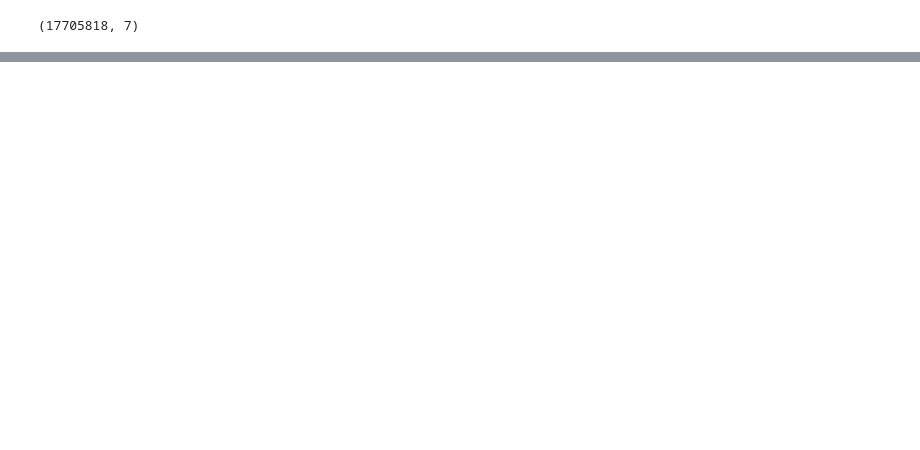
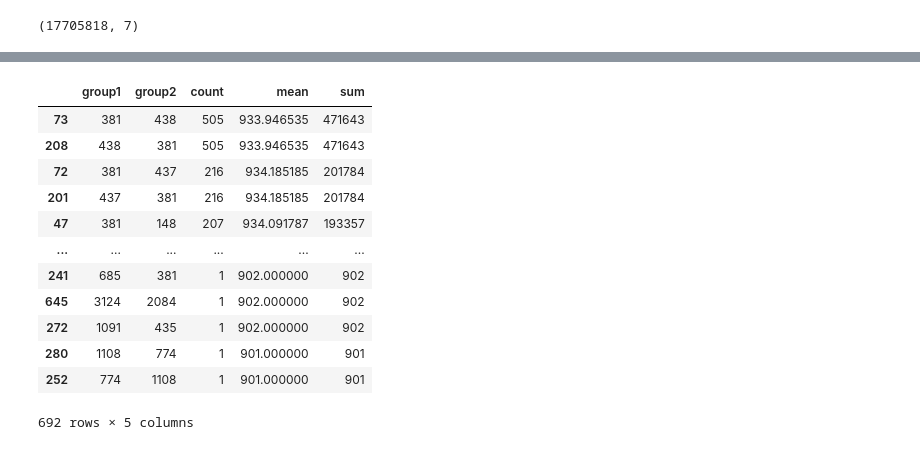
Before and after one commit to MrChazar/Medical_Data_Analysis, a Jupyter notebook: stitch/EDA.ipynb, the cells around one changed output, grey strips where cells are left out. Saved outputs shown, nothing was run; the diff lists cells and outputs as text; code cells hidden in the pictures; blank space fills up the shorter version.

```diff
--- a/stitch/EDA.ipynb
+++ b/stitch/EDA.ipynb
@@ -102,0 +130,32 @@ MemoryError: Unable to allocate 272. GiB for an array with shape (190999, 190999
+# %%
+communities = nx.community.louvain_communities(G, weight='combined_score')
+
+node_to_group = {}
+for group_id, community in enumerate(communities):
+    for node in community:
+        node_to_group[node] = group_id
+
+data['group1'] = data['chemical1'].map(node_to_group)
+data['group2'] = data['chemical2'].map(node_to_group)
+
+inter_group_links = data[data['group1'] != data['group2']]
+
+group_connections = inter_group_links.groupby(['group1', 'group2'])['combined_score'].agg(['count', 'mean', 'sum']).reset_index()
+
+group_connections = group_connections.sort_values(by='sum', ascending=False)
+# %%
+group_connections
+# %% [output]
+|  | group1 | group2 | count | mean | sum |
+| 73 | 381 | 438 | 505 | 933.946535 | 471643 |
+| 208 | 438 | 381 | 505 | 933.946535 | 471643 |
+| 72 | 381 | 437 | 216 | 934.185185 | 201784 |
+| 201 | 437 | 381 | 216 | 934.185185 | 201784 |
+| 47 | 381 | 148 | 207 | 934.091787 | 193357 |
+| ... | ... | ... | ... | ... | ... |
+| 241 | 685 | 381 | 1 | 902.000000 | 902 |
+| 645 | 3124 | 2084 | 1 | 902.000000 | 902 |
+| 272 | 1091 | 435 | 1 | 902.000000 | 902 |
+| 280 | 1108 | 774 | 1 | 901.000000 | 901 |
+| 252 | 774 | 1108 | 1 | 901.000000 | 901 |
+692 rows × 5 columns
```
Also changed, not shown: parts of 29 cells of this notebook, 1 other file.
